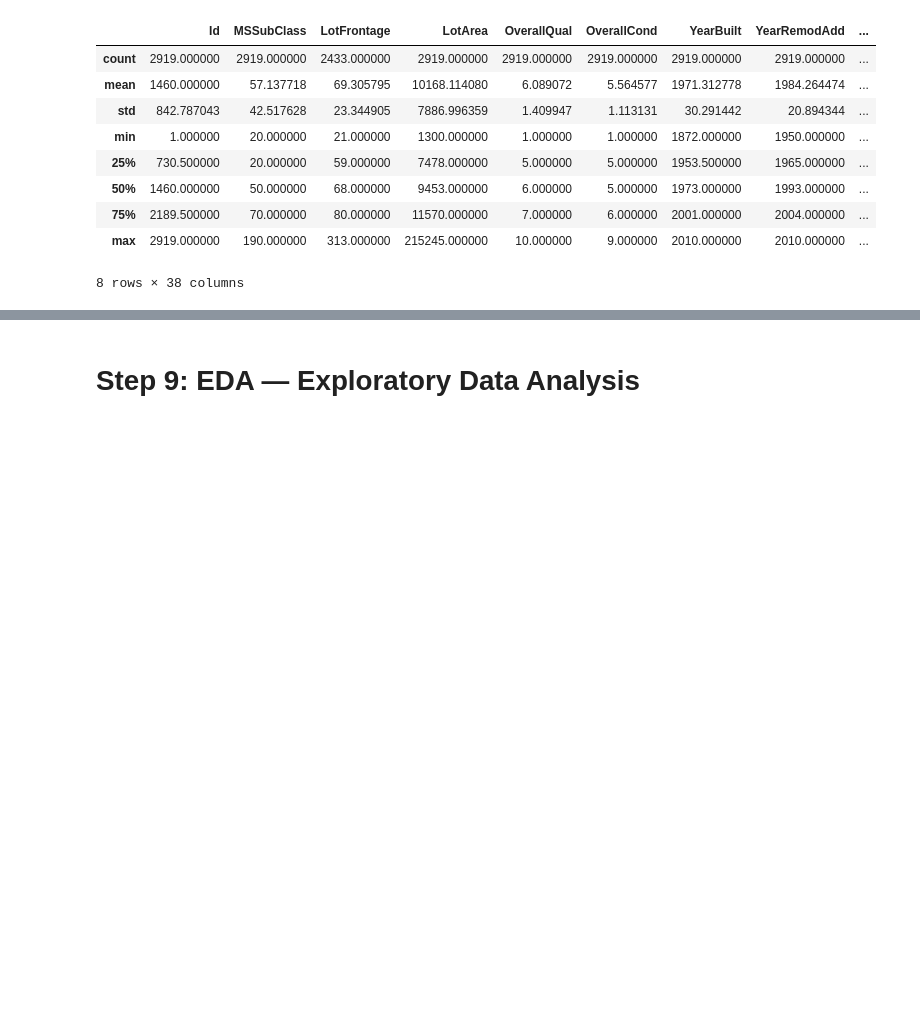
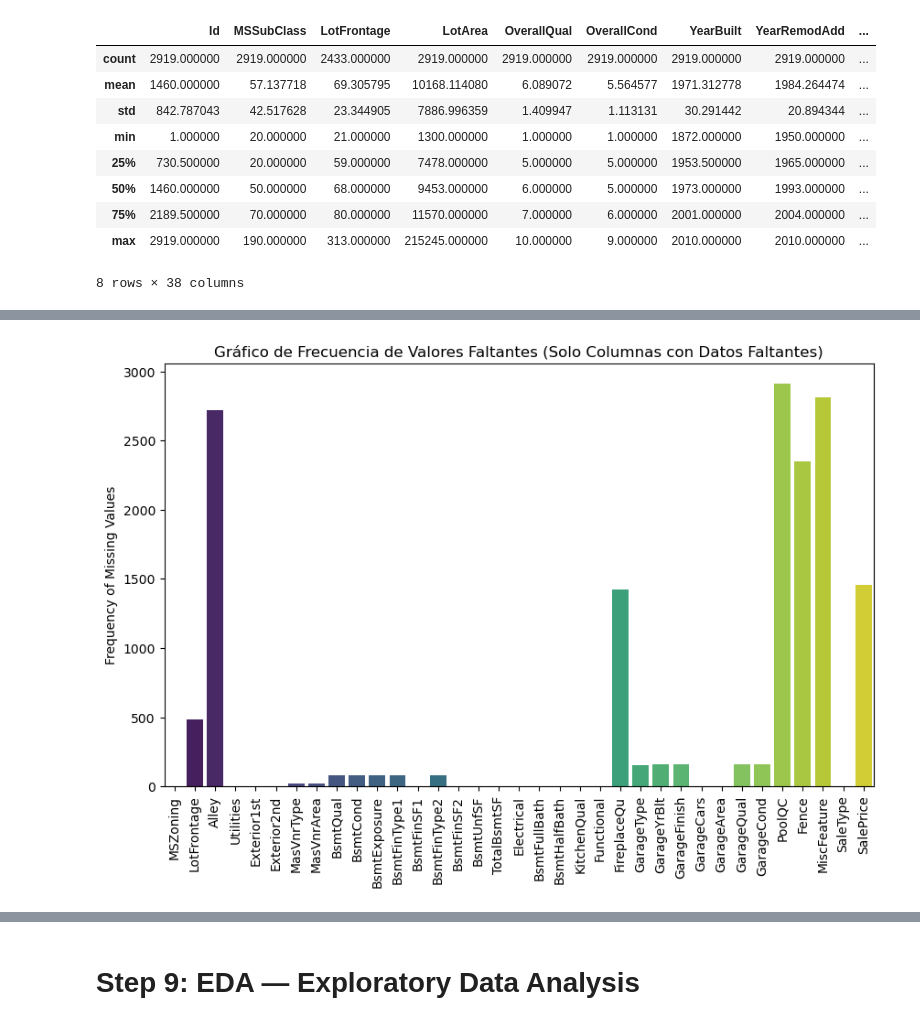
Before and after one commit to BlueAutomata/EDA_House_sales, a Jupyter notebook: Taller_EDA_house_sales.ipynb, the cells around one changed output, grey strips where cells are left out. Cells and saved outputs as stored; diff of their text form; code cells hidden in the pictures; blank space fills up the shorter version.

```diff
--- a/Taller_EDA_house_sales.ipynb
+++ b/Taller_EDA_house_sales.ipynb
@@ -138,0 +128,2 @@ df.describe()
+# %%
+df = df.drop_duplicates()
@@ -138,0 +156,16 @@ df.describe()
+# %%
+# Calculate the count of missing values for each column
+missing_counts = df.isnull().sum()
+
+# Filter to keep only columns with missing values
+missing_counts = missing_counts[missing_counts > 0]
+
+# Create a bar plot for the frequency of missing values
+plt.figure(figsize=(10, 6))
+sns.barplot(x=missing_counts.index, y=missing_counts.values, palette="viridis")
+plt.xticks(rotation=90)
+plt.ylabel('Frequency of Missing Values')
+plt.title('Gráfico de Frecuencia de Valores Faltantes (Solo Columnas con Datos Faltantes)')
+plt.show()
+# %% [output]
+[figure, added]
```
Also changed, not shown: parts of 82 cells of this notebook.
